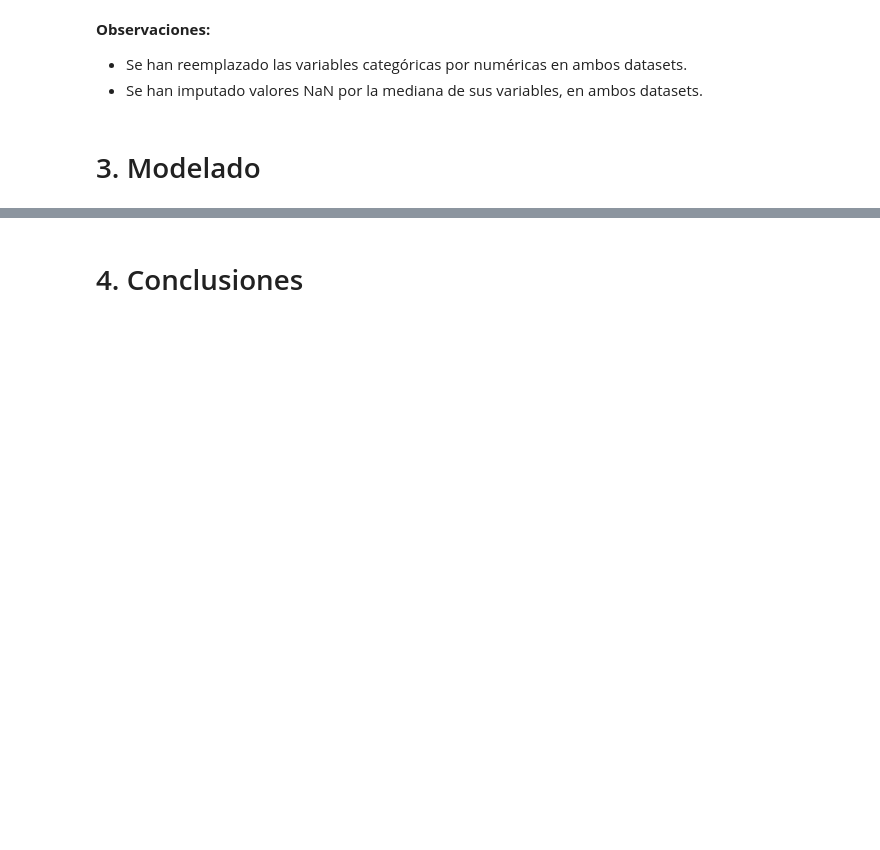
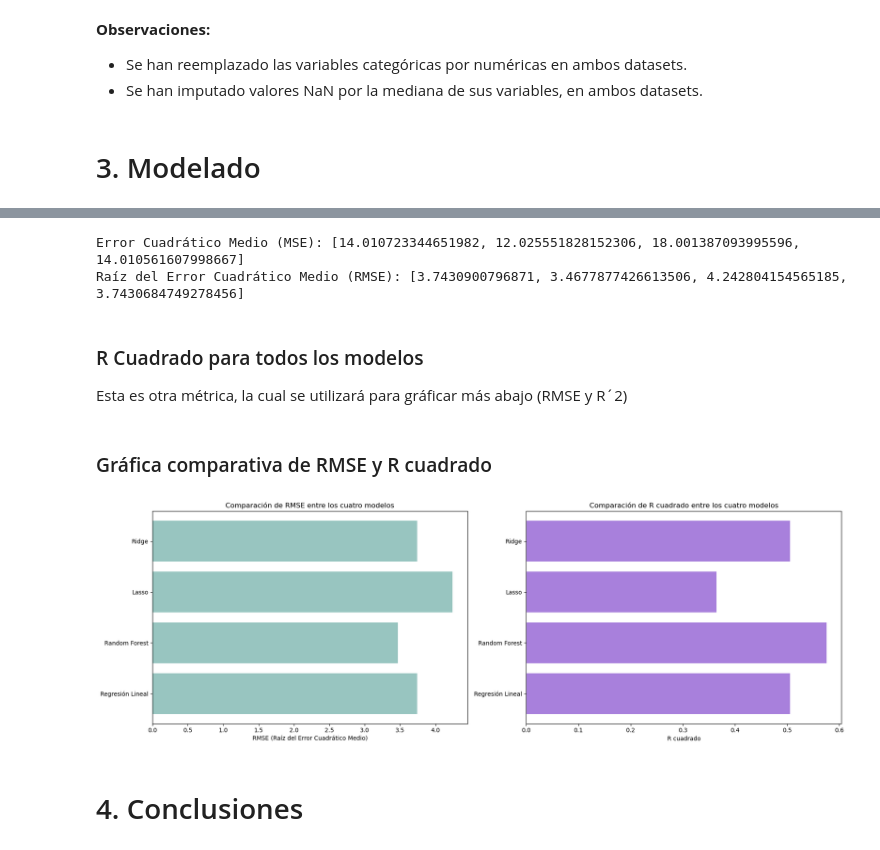
Before and after one commit to guillenunezc/Project_Capital_One-Regression-, a Jupyter notebook: 02_Solucion.ipynb, the cells around one changed output, grey strips where cells are left out. Drawn from its saved outputs; the diff is of its cells as text; code cells hidden in the pictures; blank space fills up the shorter version.

Commit message:
Update: Se termina el proyecto. Se crean cuatro modelos de ML (Regresión Lineal, Random Forest, Lasso y Ridge) y se comparan en una gráfica. Se incluyen brvees conclusiones.

```diff
--- a/02_Solucion.ipynb
+++ b/02_Solucion.ipynb
@@ -236,0 +284,5 @@ Cantidad de datos NaN en test_data:
+# %%
+# Se instancia el scaler a utilizar
+scaler = StandardScaler()
+X_train_scaled = scaler.fit_transform(X_train)      # El escalado se aplica solo a las variables independientes X. Es rara la vez que se escale la variable dependiente y (target/objetivo)
+X_val_scaled = scaler.transform(X_val)
@@ -237,2 +363,49 @@ Cantidad de datos NaN en test_data:
+# %%
+# Calculo de RMSE
+
+rmse_lr = np.sqrt(mse_lr)
+rmse_rf = np.sqrt(mse_rf)
+rmse_lasso = np.sqrt(mse_lasso)
+rmse_ridge = np.sqrt(mse_ridge)
+
+mse_values_all = [mse_lr, mse_rf, mse_lasso, mse_ridge]
+rmse_values_all = [rmse_lr, rmse_rf, rmse_lasso, rmse_ridge]
+
+print("Error Cuadrático Medio (MSE): " + str(mse_values_all))
+print("Raíz del Error Cuadrático Medio (RMSE): " + str(rmse_values_all))
+# %% [output]
+Error Cuadrático Medio (MSE): [14.010723344651982, 12.025551828152306, 18.001387093995596, 14.010561607998667]
+Raíz del Error Cuadrático Medio (RMSE): [3.7430900796871, 3.4677877426613506, 4.242804154565185, 3.7430684749278456]
+# %% [markdown]
+### R Cuadrado para todos los modelos
+Esta es otra métrica, la cual se utilizará para gráficar más abajo (RMSE y R´2)
+# %%
+r2_lr = lr_model.score(X_val_scaled, y_val)
+r2_rf = rf_model.score(X_val_scaled, y_val)
+r2_lasso = lasso_model.score(X_val_scaled, y_val)
+r2_ridge = ridge_model.score(X_val_scaled, y_val)
+
+r2_values_all = [r2_lr, r2_rf, r2_lasso, r2_ridge]
+# %% [markdown]
+### Gráfica comparativa de RMSE y R cuadrado
+# %%
+models_all = ["Regresión Lineal", "Random Forest", "Lasso", "Ridge"]
+
+color1 = '#98C5C0'  # Light teal
+color2 = '#A880DC'  # Light purple
+
+fig, ax = plt.subplots(1, 2, figsize=(18,6))
+
+ax[0].barh(models_all,rmse_values_all, color=color1)
+ax[0].set_xlabel("RMSE (Raíz del Error Cuadrático Medio)")
+ax[0].set_title("Comparación de RMSE entre los cuatro modelos")
+
+ax[1].barh(models_all,r2_values_all, color=color2)
+ax[1].set_xlabel("R cuadrado")
+ax[1].set_title("Comparación de R cuadrado entre los cuatro modelos")
+
+plt.tight_layout()
+# %% [output]
+[figure, added]
 # %% [markdown]
 # 4. Conclusiones
```
Also changed, not shown: parts of 16 cells of this notebook, 1 other file.
